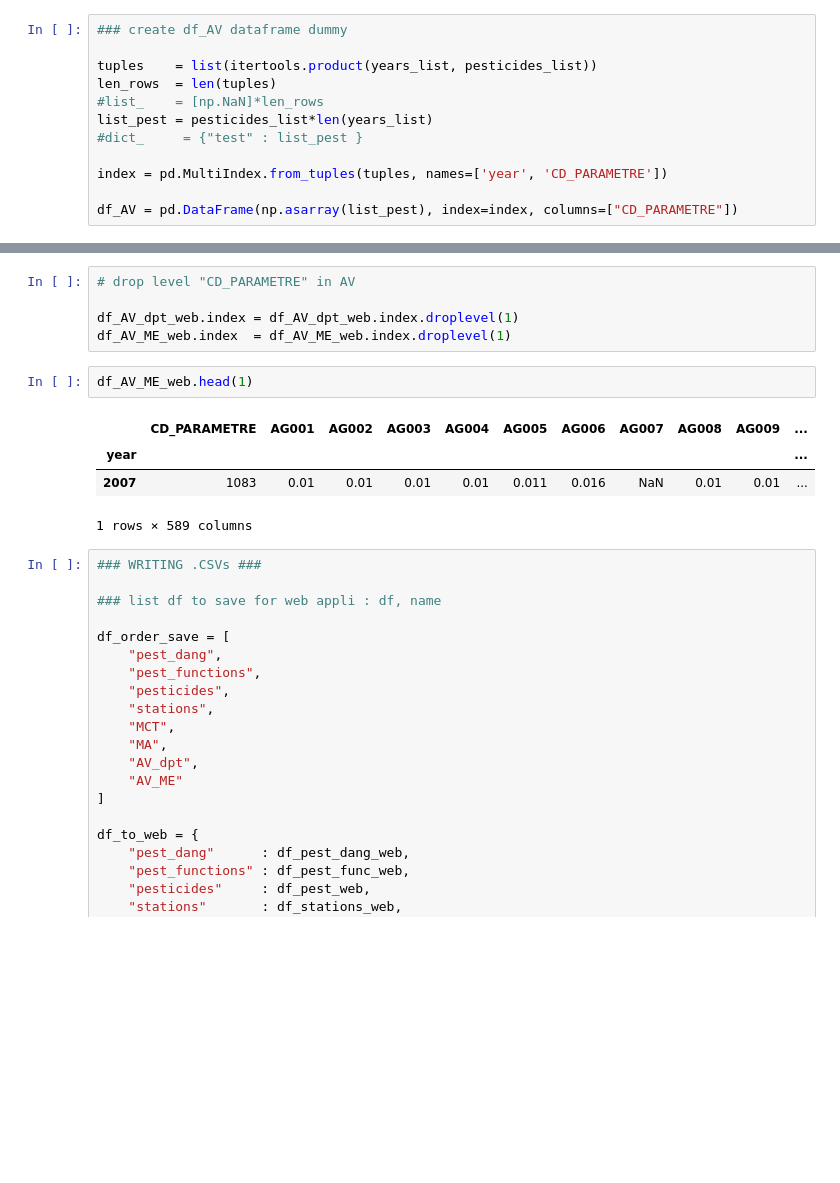
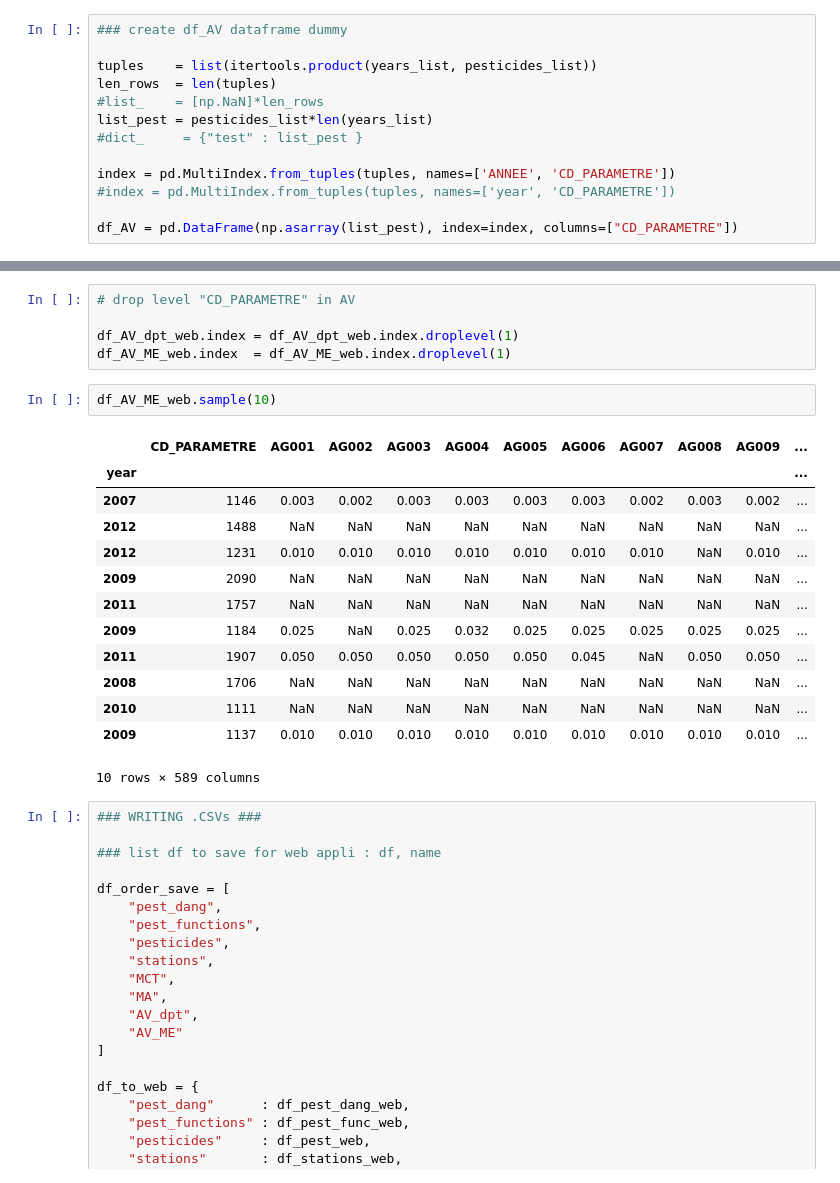
Before and after one commit to JulienParis/hydroviz, a Jupyter notebook: pesticides_analysis_03.ipynb, the cells around one changed output, grey strips where cells are left out. Saved outputs shown, nothing was run; the diff lists cells and outputs as text; blank space fills up the shorter version.

```diff
--- a/pesticides_analysis_03.ipynb
+++ b/pesticides_analysis_03.ipynb
@@ -1363,7 +1363,8 @@ len_rows  = len(tuples)
 list_pest = pesticides_list*len(years_list)
 #dict_     = {"test" : list_pest }
 
-index = pd.MultiIndex.from_tuples(tuples, names=['year', 'CD_PARAMETRE'])
+index = pd.MultiIndex.from_tuples(tuples, names=['ANNEE', 'CD_PARAMETRE'])
+#index = pd.MultiIndex.from_tuples(tuples, names=['year', 'CD_PARAMETRE'])
 
 df_AV = pd.DataFrame(np.asarray(list_pest), index=index, columns=["CD_PARAMETRE"])
 # %%
@@ -2234,13 +2235,22 @@ df_AV_ME_web.sample(3)
 
 df_AV_dpt_web.index = df_AV_dpt_web.index.droplevel(1)
 df_AV_ME_web.index  = df_AV_ME_web.index.droplevel(1)
-# %%
-df_AV_ME_web.head(1)
-# %% [output]
-|  | CD_PARAMETRE | AG001 | AG002 | AG003 | AG004 | AG005 | AG006 | AG007 | AG008 | AG009 | ... |
-| year |  |  |  |  |  |  |  |  |  |  | ... |
-| 2007 | 1083 | 0.01 | 0.01 | 0.01 | 0.01 | 0.011 | 0.016 | NaN | 0.01 | 0.01 | ... |
-1 rows × 589 columns
+# %%
+df_AV_ME_web.sample(10)
+# %% [output]
+|  | CD_PARAMETRE | AG001 | AG002 | AG003 | AG004 | AG005 | AG006 | AG007 | AG008 | AG009 | ... |
+| year |  |  |  |  |  |  |  |  |  |  | ... |
+| 2007 | 1146 | 0.003 | 0.002 | 0.003 | 0.003 | 0.003 | 0.003 | 0.002 | 0.003 | 0.002 | ... |
+| 2012 | 1488 | NaN | NaN | NaN | NaN | NaN | NaN | NaN | NaN | NaN | ... |
+| 2012 | 1231 | 0.010 | 0.010 | 0.010 | 0.010 | 0.010 | 0.010 | 0.010 | NaN | 0.010 | ... |
+| 2009 | 2090 | NaN | NaN | NaN | NaN | NaN | NaN | NaN | NaN | NaN | ... |
+| 2011 | 1757 | NaN | NaN | NaN | NaN | NaN | NaN | NaN | NaN | NaN | ... |
+| 2009 | 1184 | 0.025 | NaN | 0.025 | 0.032 | 0.025 | 0.025 | 0.025 | 0.025 | 0.025 | ... |
+| 2011 | 1907 | 0.050 | 0.050 | 0.050 | 0.050 | 0.050 | 0.045 | NaN | 0.050 | 0.050 | ... |
+| 2008 | 1706 | NaN | NaN | NaN | NaN | NaN | NaN | NaN | NaN | NaN | ... |
+| 2010 | 1111 | NaN | NaN | NaN | NaN | NaN | NaN | NaN | NaN | NaN | ... |
+| 2009 | 1137 | 0.010 | 0.010 | 0.010 | 0.010 | 0.010 | 0.010 | 0.010 | 0.010 | 0.010 | ... |
+10 rows × 589 columns
 # %%
 ### WRITING .CSVs ###
 
```
Also changed, not shown: parts of 1 cell of this notebook, 46 other files.
